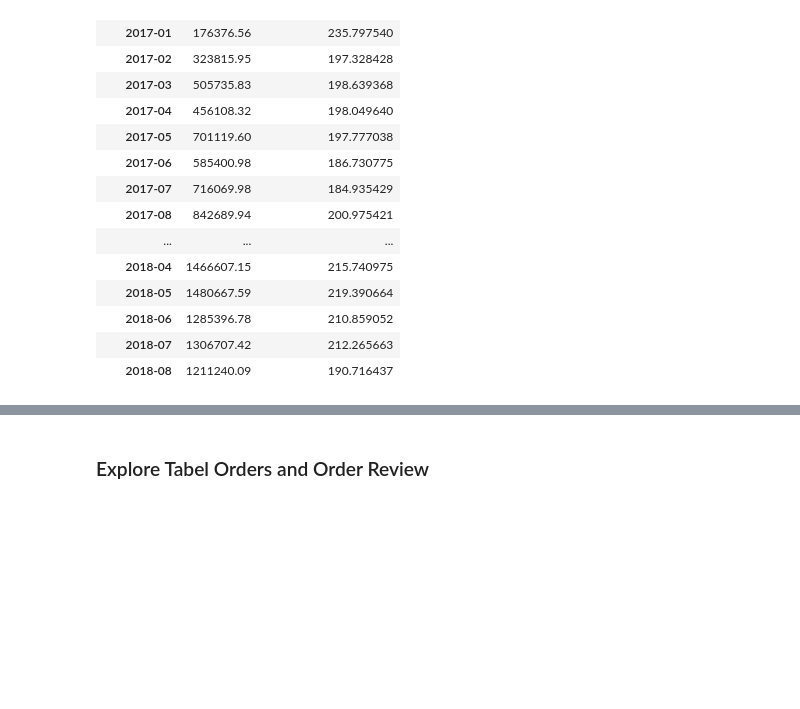
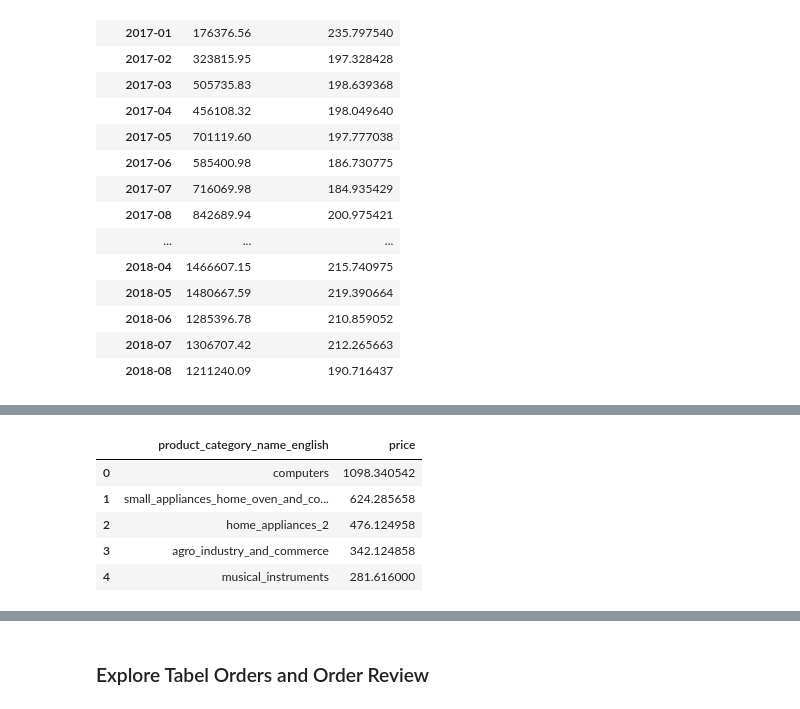
Before and after one commit to ralik45/E-Commerce-Analysis, a Jupyter notebook: Submission.ipynb, the cells around one changed output, grey strips where cells are left out. Saved outputs shown, nothing was run; the diff lists cells and outputs as text; code cells hidden in the pictures; blank space fills up the shorter version.

```diff
--- a/Submission.ipynb
+++ b/Submission.ipynb
@@ -1129,0 +1174,11 @@ orders_items_payments.to_csv('orders_items_payments.csv', index=False)
+# %%
+# Menghitung rata-rata harga produk per kategori
+avg_price_per_category = Products_orders.groupby('product_category_name_english').price.mean().sort_values(ascending=False).reset_index()
+avg_price_per_category.head(5)
+# %% [output]
+|  | product_category_name_english | price |
+| 0 | computers | 1098.340542 |
+| 1 | small_appliances_home_oven_and_co... | 624.285658 |
+| 2 | home_appliances_2 | 476.124958 |
+| 3 | agro_industry_and_commerce | 342.124858 |
+| 4 | musical_instruments | 281.616000 |
```
Also changed, not shown: parts of 17 cells of this notebook.
